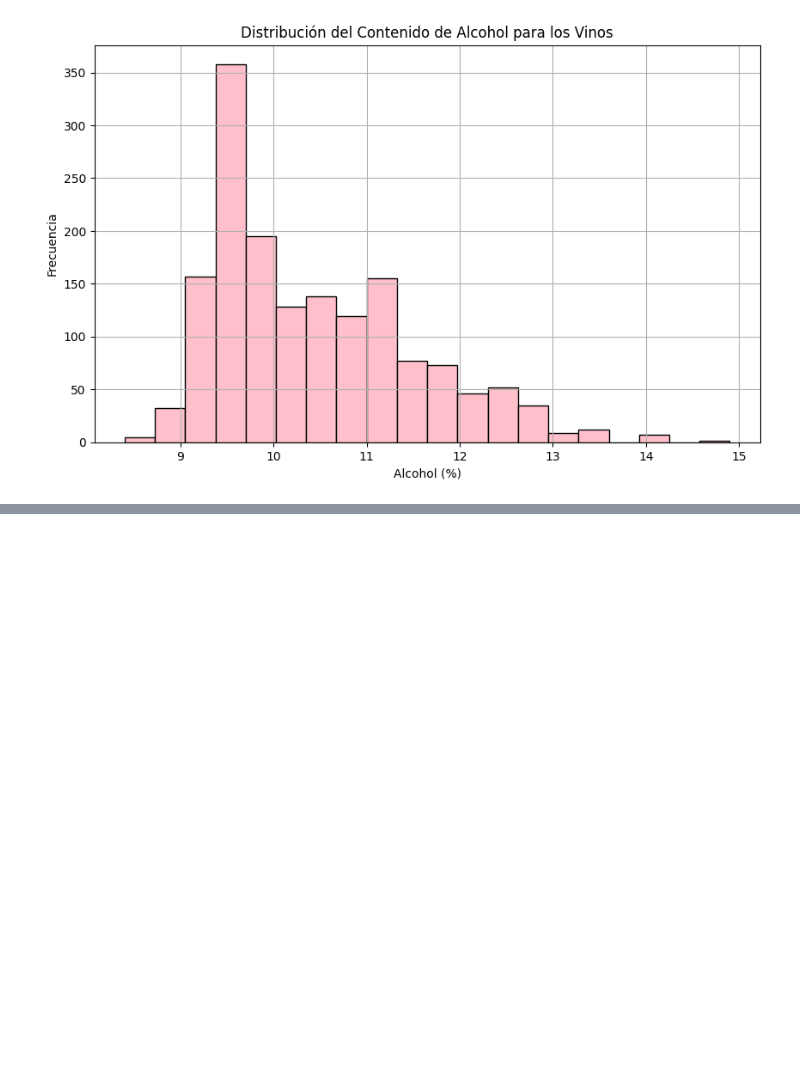
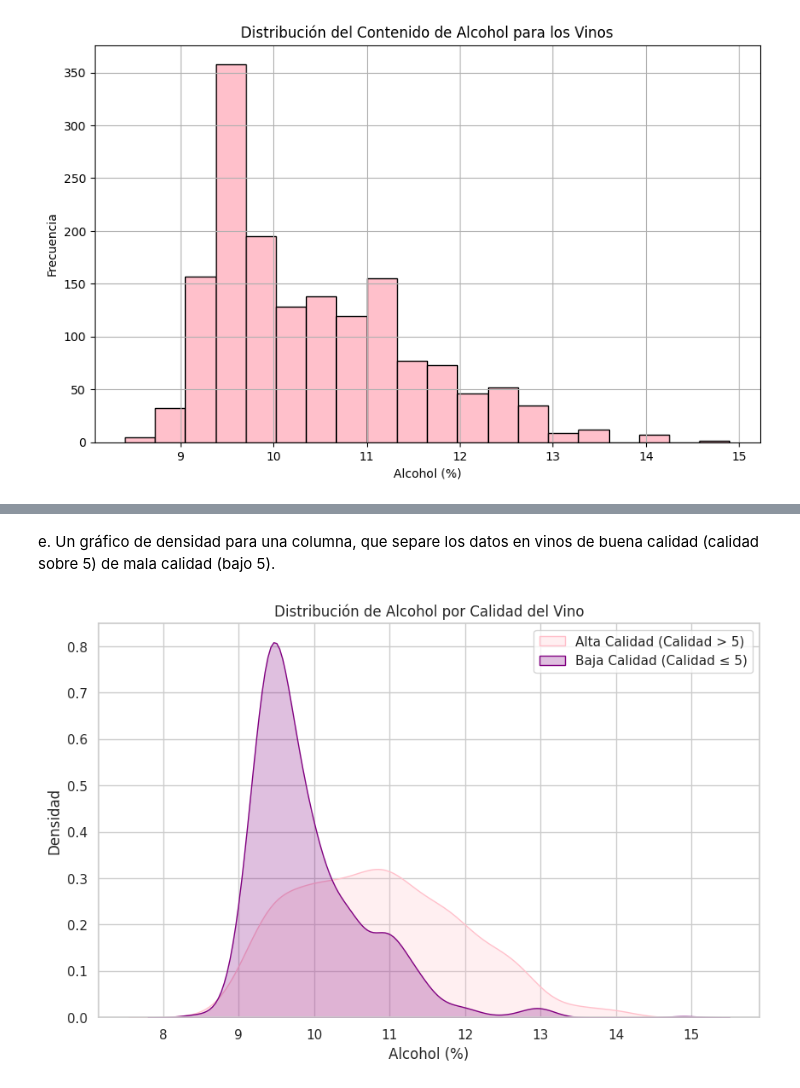
Before and after one commit to Carolinsrainbow/UC_VisualizacionDeDatos, a Jupyter notebook: VDD_|_Trabajo_final_Carolina_Herrera_Azolas.ipynb, the cells around one changed output, grey strips where cells are left out. Cells and saved outputs as stored; diff of their text form; code cells hidden in the pictures; blank space fills up the shorter version.

```diff
--- a/VDD_|_Trabajo_final_Carolina_Herrera_Azolas.ipynb
+++ b/VDD_|_Trabajo_final_Carolina_Herrera_Azolas.ipynb
@@ -90,0 +134,16 @@ b.	Un gráfico de burbujas para comparar 4 columnas.
+# %% [markdown]
+e. Un gráfico de densidad para una columna, que separe los datos en vinos de buena calidad (calidad sobre 5) de mala calidad (bajo 5).
+# %%
+alta_calidad = wine_data[wine_data['quality'] > 5]['alcohol']
+baja_calidad = wine_data[wine_data['quality'] <= 5]['alcohol']
+
+plt.figure(figsize=(10, 6))
+sns.kdeplot(alta_calidad, label='Alta Calidad (Calidad > 5)', color='pink', fill=True)
+sns.kdeplot(baja_calidad, label='Baja Calidad (Calidad ≤ 5)', color='purple', fill=True)
+plt.title('Distribución de Alcohol por Calidad del Vino')
+plt.xlabel('Alcohol (%)')
+plt.ylabel('Densidad')
+plt.legend()
+plt.show()
+# %% [output]
+[figure, added]
```
Also changed, not shown: parts of 9 cells of this notebook.
